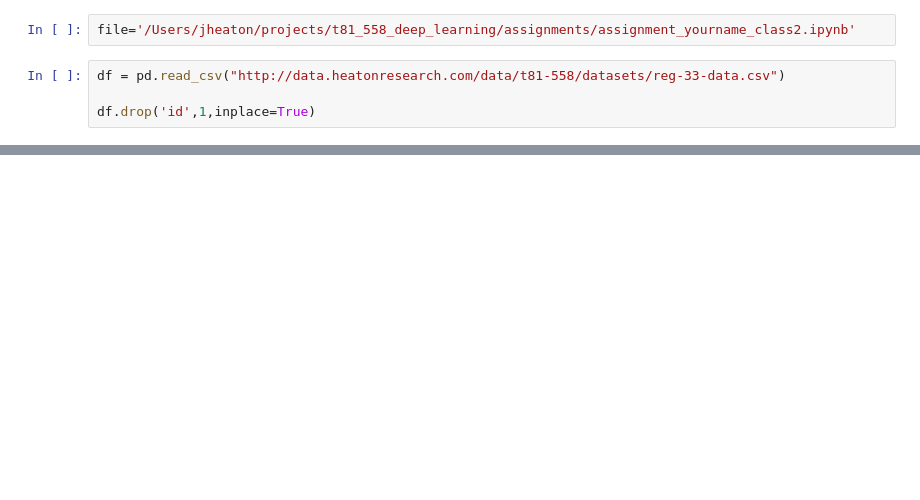
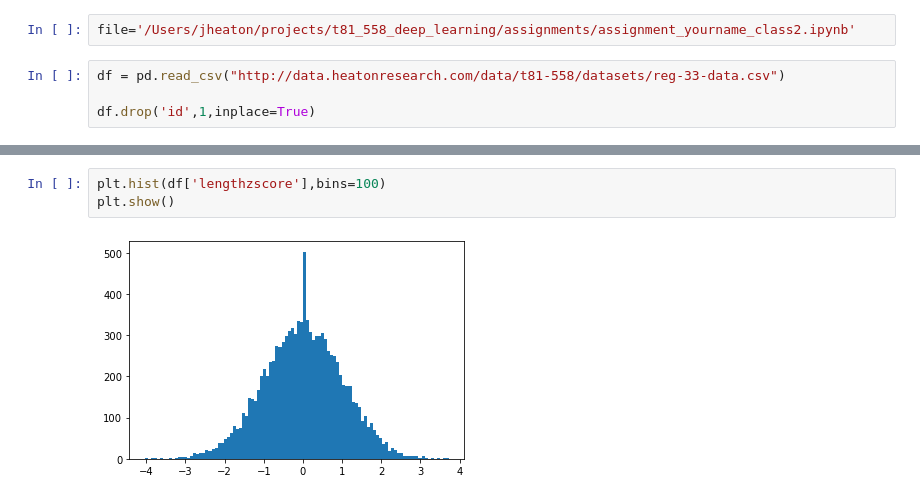
Before and after one commit to ravi-donepudi/CODE, a Jupyter notebook: Applications of Deep Learning/Assignment 2.ipynb, the cells around one changed output, grey strips where cells are left out. Cells and saved outputs as stored; diff of their text form; blank space fills up the shorter version.

```diff
--- a/Applications of Deep Learning/Assignment 2.ipynb
+++ b/Applications of Deep Learning/Assignment 2.ipynb
@@ -25 +134,6 @@ df['ratio']=df['max']/df['number']
+# %%
+plt.hist(df['lengthzscore'],bins=100)
+plt.show()
+# %% [output]
+[figure, added]
 # %%
```
Also changed, not shown: parts of 23 cells of this notebook.
